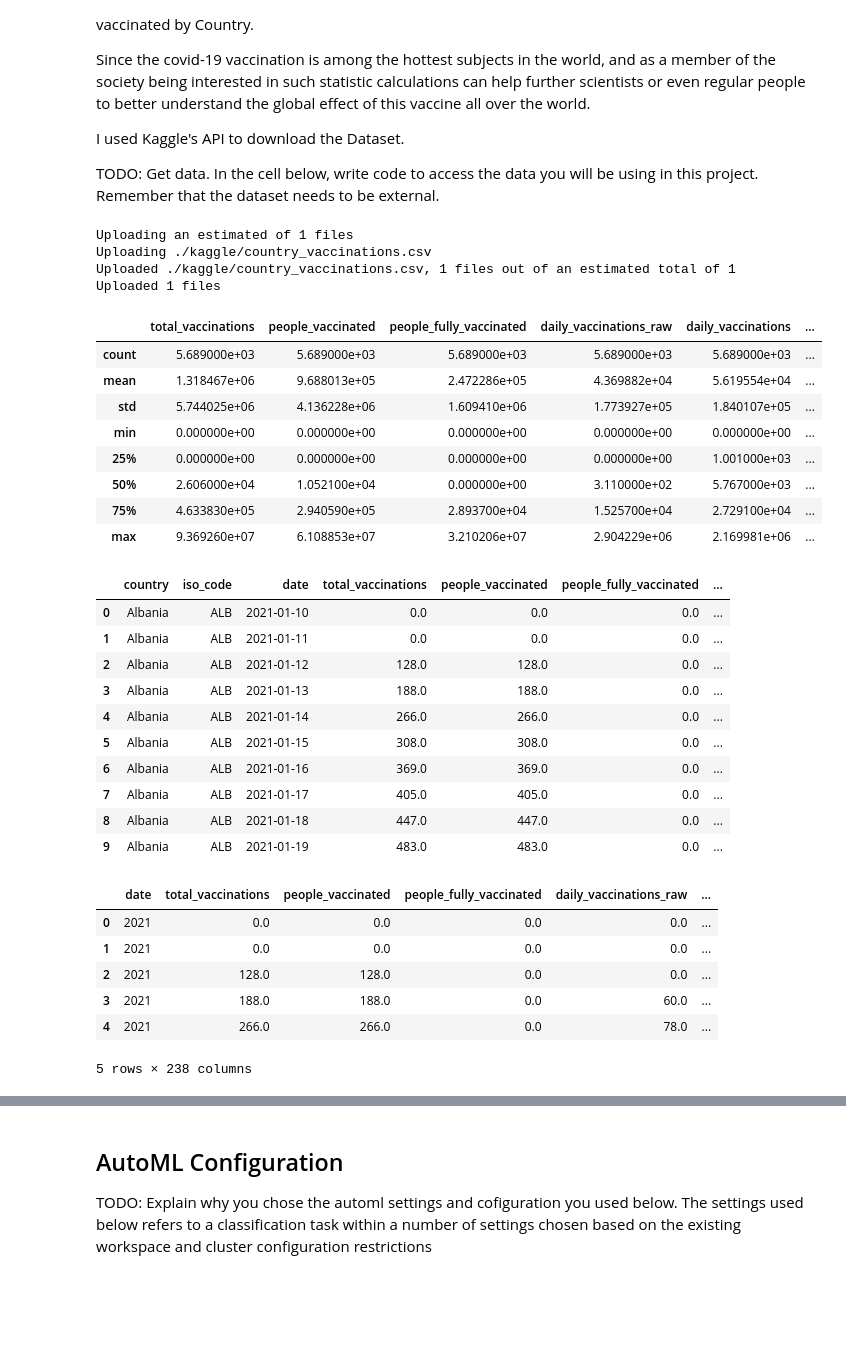
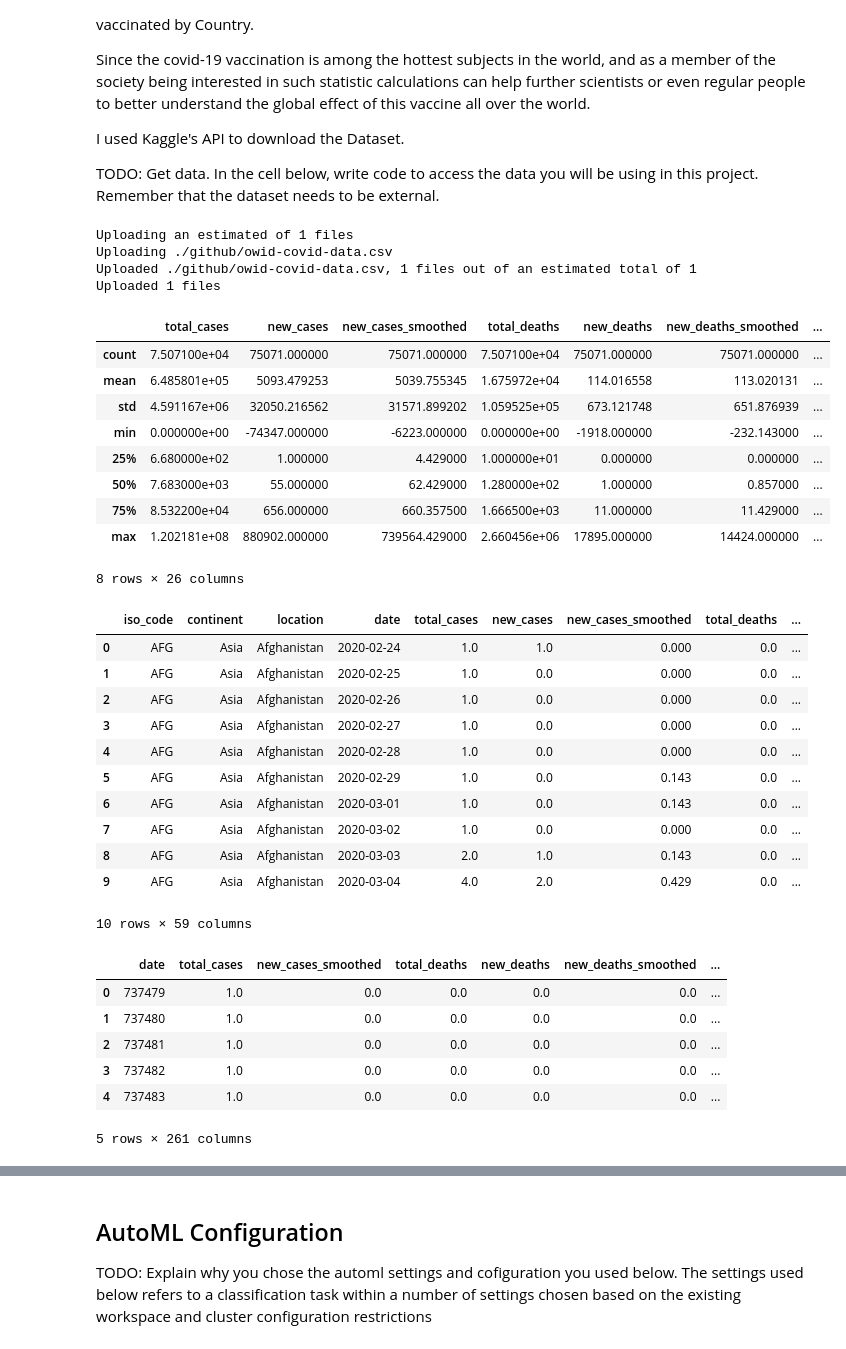
Before and after one commit to ons-cherif/Covid19-New-Cases-Classification, a Jupyter notebook: starter_file/automl.ipynb, the cells around one changed output, grey strips where cells are left out. Saved outputs shown, nothing was run; the diff lists cells and outputs as text; code cells hidden in the pictures; blank space fills up the shorter version.

```diff
--- a/starter_file/automl.ipynb
+++ b/starter_file/automl.ipynb
@@ -102,75 +84,75 @@ TODO: Get data. In the cell below, write code to access the data you will be usi
 # %%
 # Try to load the dataset from the Workspace. Otherwise, create it from the file
 found = False
-key = "Covid19Dataset"
-description_text = "Covid19 Vaccination DataSet from Kaggle"
+key = "Covid19InfectionsDataset"
+description_text = "Covid19 Vaccination DataSet from Github"
 datastore = ws.get_default_datastore()
-datastore.upload_files(files = ['./kaggle/country_vaccinations.csv'],
+datastore.upload_files(files = ['./github/owid-covid-data.csv'],
                        target_path ='train-dataset/tabular/',
                        overwrite = True,
                        show_progress = True)
 if key in ws.datasets.keys():
     found = True
     dataset = ws.datasets[key]
 
 if not found:
-    os.environ['KAGGLE_USERNAME']= 'ocherif'
-    os.environ['KAGGLE_KEY']= 'cb037f99cae382b7a67c68f8048e01be'
-    import kaggle
-    kaggle.api.authenticate()
-    kaggle.api.dataset_download_files('gpreda/covid-world-vaccination-progress', path='./starter_file/kaggle', unzip=True)
+    original_path = 'https://covid.ourworldindata.org/data/owid-covid-data.csv'
+    ds = TabularDatasetFactory.from_delimited_files(original_path, infer_column_types=True, separator=',', header=True)
 
-    ds = Dataset.Tabular.from_delimited_files(path = [(datastore, 'train-dataset/tabular/country_vaccinations.csv')])
+
+    #ds = Dataset.Tabular.from_delimited_files(path = [(datastore, 'train-dataset/tabular/country_vaccinations.csv')])
 
     #Register Dataset in Workspace
     dataset = ds.register(workspace=ws,
                           name=key,
                           description=description_text)
 
 df = dataset.to_pandas_dataframe().fillna(0)
 df.describe()
 # %% [output]
 Uploading an estimated of 1 files
-Uploading ./kaggle/country_vaccinations.csv
-Uploaded ./kaggle/country_vaccinations.csv, 1 files out of an estimated total of 1
+Uploading ./github/owid-covid-data.csv
+Uploaded ./github/owid-covid-data.csv, 1 files out of an estimated total of 1
 Uploaded 1 files
-|  | total_vaccinations | people_vaccinated | people_fully_vaccinated | daily_vaccinations_raw | daily_vaccinations | ... |
-| count | 5.689000e+03 | 5.689000e+03 | 5.689000e+03 | 5.689000e+03 | 5.689000e+03 | ... |
-| mean | 1.318467e+06 | 9.688013e+05 | 2.472286e+05 | 4.369882e+04 | 5.619554e+04 | ... |
-| std | 5.744025e+06 | 4.136228e+06 | 1.609410e+06 | 1.773927e+05 | 1.840107e+05 | ... |
-| min | 0.000000e+00 | 0.000000e+00 | 0.000000e+00 | 0.000000e+00 | 0.000000e+00 | ... |
-| 25% | 0.000000e+00 | 0.000000e+00 | 0.000000e+00 | 0.000000e+00 | 1.001000e+03 | ... |
-| 50% | 2.606000e+04 | 1.052100e+04 | 0.000000e+00 | 3.110000e+02 | 5.767000e+03 | ... |
-| 75% | 4.633830e+05 | 2.940590e+05 | 2.893700e+04 | 1.525700e+04 | 2.729100e+04 | ... |
-| max | 9.369260e+07 | 6.108853e+07 | 3.210206e+07 | 2.904229e+06 | 2.169981e+06 | ... |
+|  | total_cases | new_cases | new_cases_smoothed | total_deaths | new_deaths | new_deaths_smoothed | ... |
+| count | 7.507100e+04 | 75071.000000 | 75071.000000 | 7.507100e+04 | 75071.000000 | 75071.000000 | ... |
+| mean | 6.485801e+05 | 5093.479253 | 5039.755345 | 1.675972e+04 | 114.016558 | 113.020131 | ... |
+| std | 4.591167e+06 | 32050.216562 | 31571.899202 | 1.059525e+05 | 673.121748 | 651.876939 | ... |
+| min | 0.000000e+00 | -74347.000000 | -6223.000000 | 0.000000e+00 | -1918.000000 | -232.143000 | ... |
+| 25% | 6.680000e+02 | 1.000000 | 4.429000 | 1.000000e+01 | 0.000000 | 0.000000 | ... |
+| 50% | 7.683000e+03 | 55.000000 | 62.429000 | 1.280000e+02 | 1.000000 | 0.857000 | ... |
+| 75% | 8.532200e+04 | 656.000000 | 660.357500 | 1.666500e+03 | 11.000000 | 11.429000 | ... |
+| max | 1.202181e+08 | 880902.000000 | 739564.429000 | 2.660456e+06 | 17895.000000 | 14424.000000 | ... |
+8 rows × 26 columns
 # %%
 # preview the first 10 rows of the dataset
 df.head(10)
 # %% [output]
-|  | country | iso_code | date | total_vaccinations | people_vaccinated | people_fully_vaccinated | ... |
-| 0 | Albania | ALB | 2021-01-10 | 0.0 | 0.0 | 0.0 | ... |
-| 1 | Albania | ALB | 2021-01-11 | 0.0 | 0.0 | 0.0 | ... |
-| 2 | Albania | ALB | 2021-01-12 | 128.0 | 128.0 | 0.0 | ... |
-| 3 | Albania | ALB | 2021-01-13 | 188.0 | 188.0 | 0.0 | ... |
-| 4 | Albania | ALB | 2021-01-14 | 266.0 | 266.0 | 0.0 | ... |
-| 5 | Albania | ALB | 2021-01-15 | 308.0 | 308.0 | 0.0 | ... |
-| 6 | Albania | ALB | 2021-01-16 | 369.0 | 369.0 | 0.0 | ... |
-| 7 | Albania | ALB | 2021-01-17 | 405.0 | 405.0 | 0.0 | ... |
-| 8 | Albania | ALB | 2021-01-18 | 447.0 | 447.0 | 0.0 | ... |
-| 9 | Albania | ALB | 2021-01-19 | 483.0 | 483.0 | 0.0 | ... |
+|  | iso_code | continent | location | date | total_cases | new_cases | new_cases_smoothed | total_deaths | ... |
+| 0 | AFG | Asia | Afghanistan | 2020-02-24 | 1.0 | 1.0 | 0.000 | 0.0 | ... |
+| 1 | AFG | Asia | Afghanistan | 2020-02-25 | 1.0 | 0.0 | 0.000 | 0.0 | ... |
+| 2 | AFG | Asia | Afghanistan | 2020-02-26 | 1.0 | 0.0 | 0.000 | 0.0 | ... |
+| 3 | AFG | Asia | Afghanistan | 2020-02-27 | 1.0 | 0.0 | 0.000 | 0.0 | ... |
+| 4 | AFG | Asia | Afghanistan | 2020-02-28 | 1.0 | 0.0 | 0.000 | 0.0 | ... |
+| 5 | AFG | Asia | Afghanistan | 2020-02-29 | 1.0 | 0.0 | 0.143 | 0.0 | ... |
+| 6 | AFG | Asia | Afghanistan | 2020-03-01 | 1.0 | 0.0 | 0.143 | 0.0 | ... |
+| 7 | AFG | Asia | Afghanistan | 2020-03-02 | 1.0 | 0.0 | 0.000 | 0.0 | ... |
+| 8 | AFG | Asia | Afghanistan | 2020-03-03 | 2.0 | 1.0 | 0.143 | 0.0 | ... |
+| 9 | AFG | Asia | Afghanistan | 2020-03-04 | 4.0 | 2.0 | 0.429 | 0.0 | ... |
+10 rows × 59 columns
 # %%
 # Use the clean_data function to clean your data.
 x, y = clean_data(df)
 data = pd.concat([x,y],axis=1)
 data.head()
 # %% [output]
-|  | date | total_vaccinations | people_vaccinated | people_fully_vaccinated | daily_vaccinations_raw | ... |
-| 0 | 2021 | 0.0 | 0.0 | 0.0 | 0.0 | ... |
-| 1 | 2021 | 0.0 | 0.0 | 0.0 | 0.0 | ... |
-| 2 | 2021 | 128.0 | 128.0 | 0.0 | 0.0 | ... |
-| 3 | 2021 | 188.0 | 188.0 | 0.0 | 60.0 | ... |
-| 4 | 2021 | 266.0 | 266.0 | 0.0 | 78.0 | ... |
+|  | date | total_cases | new_cases_smoothed | total_deaths | new_deaths | new_deaths_smoothed | ... |
+| 0 | 737479 | 1.0 | 0.0 | 0.0 | 0.0 | 0.0 | ... |
+| 1 | 737480 | 1.0 | 0.0 | 0.0 | 0.0 | 0.0 | ... |
+| 2 | 737481 | 1.0 | 0.0 | 0.0 | 0.0 | 0.0 | ... |
+| 3 | 737482 | 1.0 | 0.0 | 0.0 | 0.0 | 0.0 | ... |
+| 4 | 737483 | 1.0 | 0.0 | 0.0 | 0.0 | 0.0 | ... |
-5 rows × 238 columns
+5 rows × 261 columns
 # %%
 # Split data into train and test sets.
 training_data,validation_data = train_test_split(data,test_size = 0.3,random_state = 42,shuffle=True)
```
Also changed, not shown: parts of 14 cells of this notebook, 6 other files.
